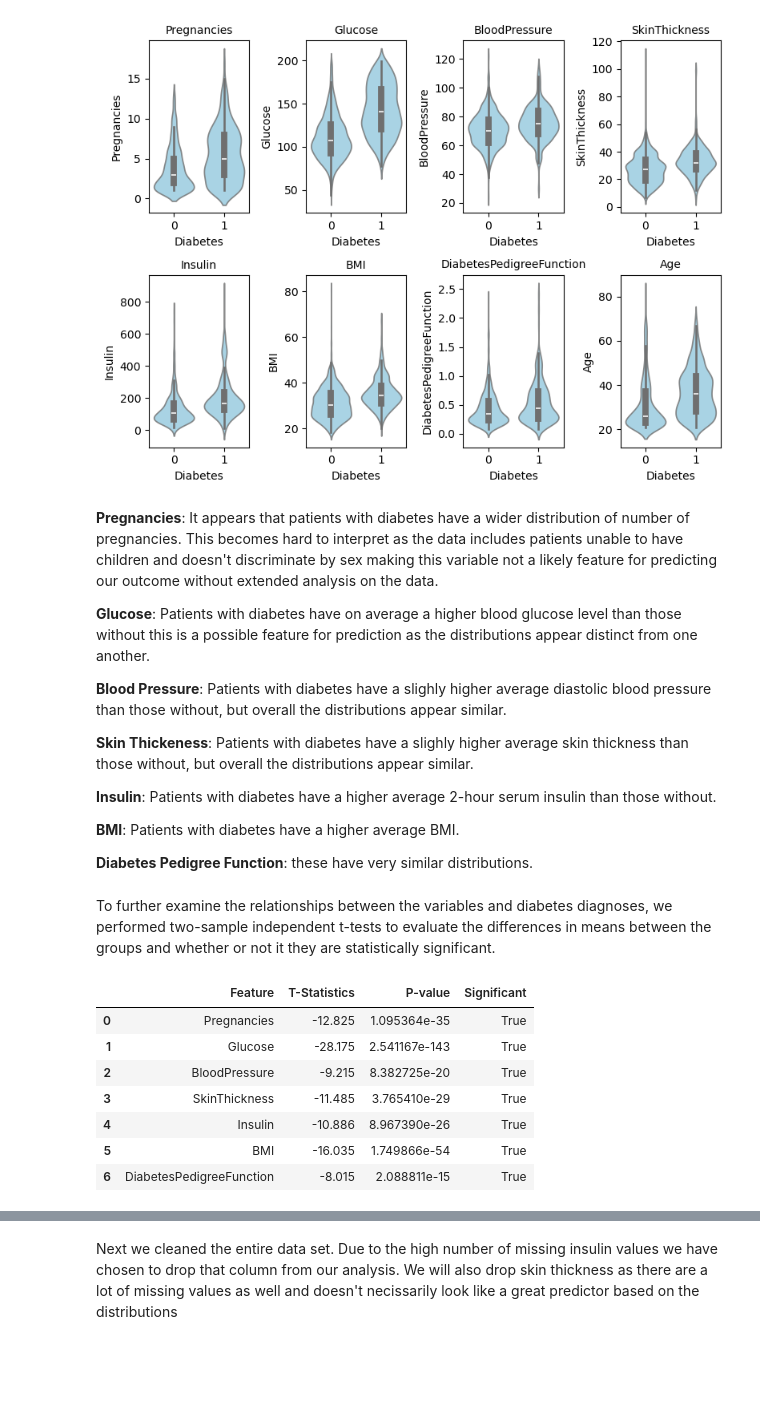
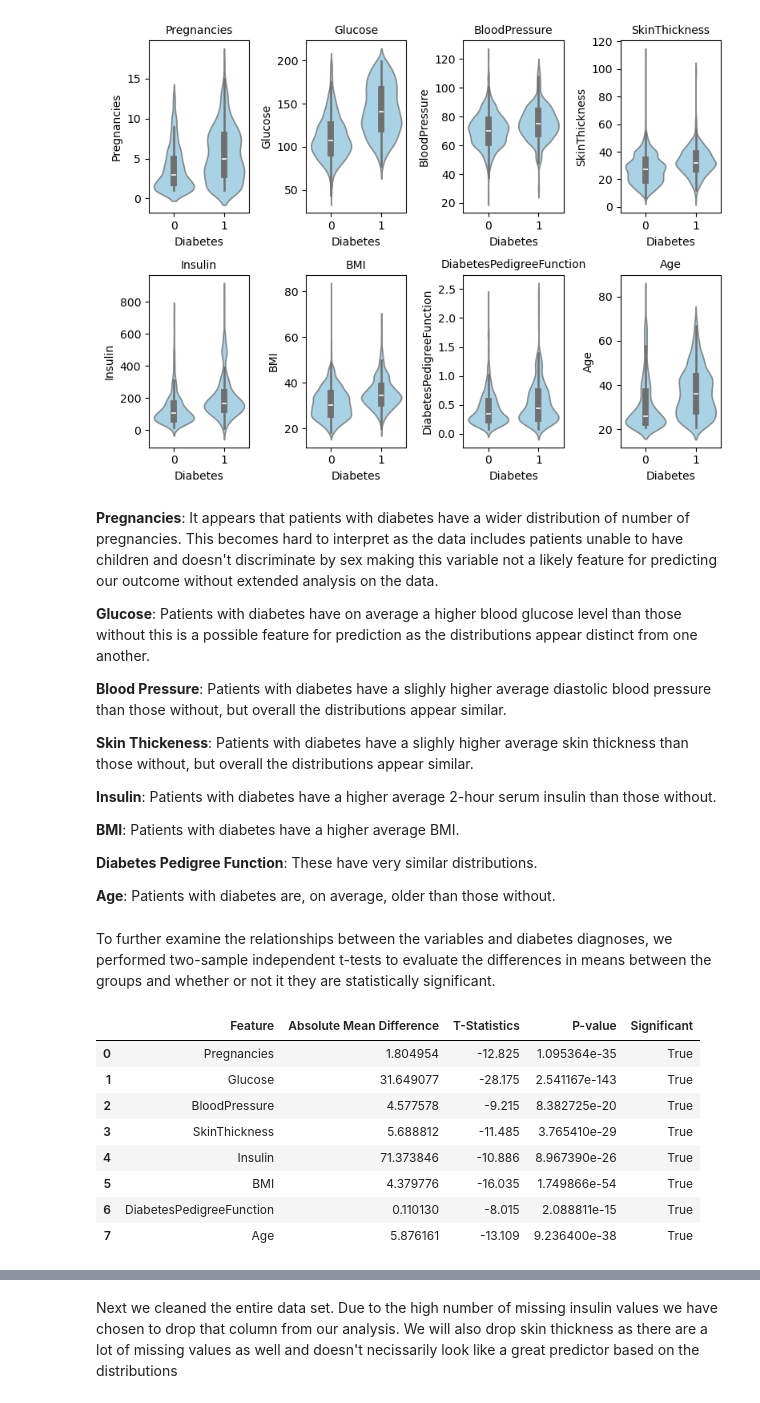
Before and after one commit to estasko/data_science_pinnacle, a Jupyter notebook: main.ipynb, the cells around one changed output, grey strips where cells are left out. Cells and saved outputs as stored; diff of their text form; code cells hidden in the pictures; blank space fills up the shorter version.

```diff
--- a/main.ipynb
+++ b/main.ipynb
@@ -140,38 +141,44 @@ plt.tight_layout()
 
 **BMI**: Patients with diabetes have a higher average BMI.
 
-**Diabetes Pedigree Function**: these have very similar distributions.
+**Diabetes Pedigree Function**: These have very similar distributions.
+
+**Age**: Patients with diabetes are, on average, older than those without.
 # %% [markdown]
 To further examine the relationships between the variables and diabetes diagnoses, we performed two-sample independent t-tests to evaluate the differences in means between the groups and whether or not it they are statistically significant.
 # %%
-#store the numerical feature names to test
-features = ['Pregnancies','Glucose','BloodPressure','SkinThickness','Insulin', 'BMI', 'DiabetesPedigreeFunction']
+# Store the numerical feature names to test
+features = ['Pregnancies','Glucose','BloodPressure','SkinThickness','Insulin', 'BMI', 'DiabetesPedigreeFunction','Age']
 
-#store t-test results
+# Store t-test results
 t_test_results = []
-#Loop through each feature to perform the t-tests
+
+# Loop through each feature to perform the t-tests
 for feature in features:
     group_negative = dataframes[feature][dataframes[feature]['Outcome'] == 0][feature]
     group_positive = dataframes[feature][dataframes[feature]['Outcome'] == 1][feature]
+    mean_diff = np.abs(group_negative.mean()-group_positive.mean())
 
-    #do the t-test
+    # Perform t-test
     t_stat, p_val = ttest_ind(group_negative, group_positive, axis = 0, equal_var = False)
 
-    #store the results
+    # Store results
     t_test_results.append({
         'Feature': feature,
+        'Absolute Mean Difference': mean_diff,
         'T-Statistics': round(t_stat, 3),
         'P-value': p_val,
         'Significant': p_val < 0.05
     })
 t_test_df = pd.DataFrame(t_test_results)
 t_test_df
 # %% [output]
-|  | Feature | T-Statistics | P-value | Significant |
-| 0 | Pregnancies | -12.825 | 1.095364e-35 | True |
-| 1 | Glucose | -28.175 | 2.541167e-143 | True |
-| 2 | BloodPressure | -9.215 | 8.382725e-20 | True |
-| 3 | SkinThickness | -11.485 | 3.765410e-29 | True |
-| 4 | Insulin | -10.886 | 8.967390e-26 | True |
-| 5 | BMI | -16.035 | 1.749866e-54 | True |
-| 6 | DiabetesPedigreeFunction | -8.015 | 2.088811e-15 | True |
+|  | Feature | Absolute Mean Difference | T-Statistics | P-value | Significant |
+| 0 | Pregnancies | 1.804954 | -12.825 | 1.095364e-35 | True |
+| 1 | Glucose | 31.649077 | -28.175 | 2.541167e-143 | True |
+| 2 | BloodPressure | 4.577578 | -9.215 | 8.382725e-20 | True |
+| 3 | SkinThickness | 5.688812 | -11.485 | 3.765410e-29 | True |
+| 4 | Insulin | 71.373846 | -10.886 | 8.967390e-26 | True |
+| 5 | BMI | 4.379776 | -16.035 | 1.749866e-54 | True |
+| 6 | DiabetesPedigreeFunction | 0.110130 | -8.015 | 2.088811e-15 | True |
+| 7 | Age | 5.876161 | -13.109 | 9.236400e-38 | True |
```
Also changed, not shown: parts of 23 cells of this notebook.
